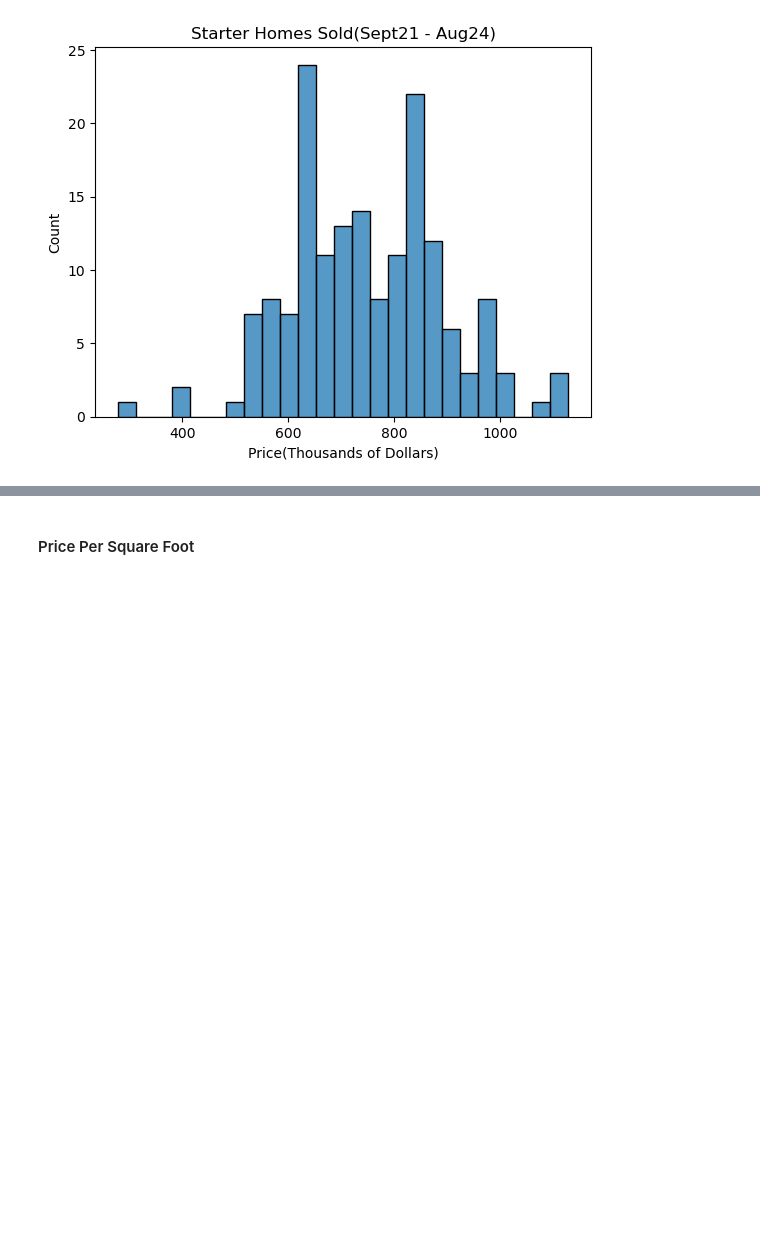
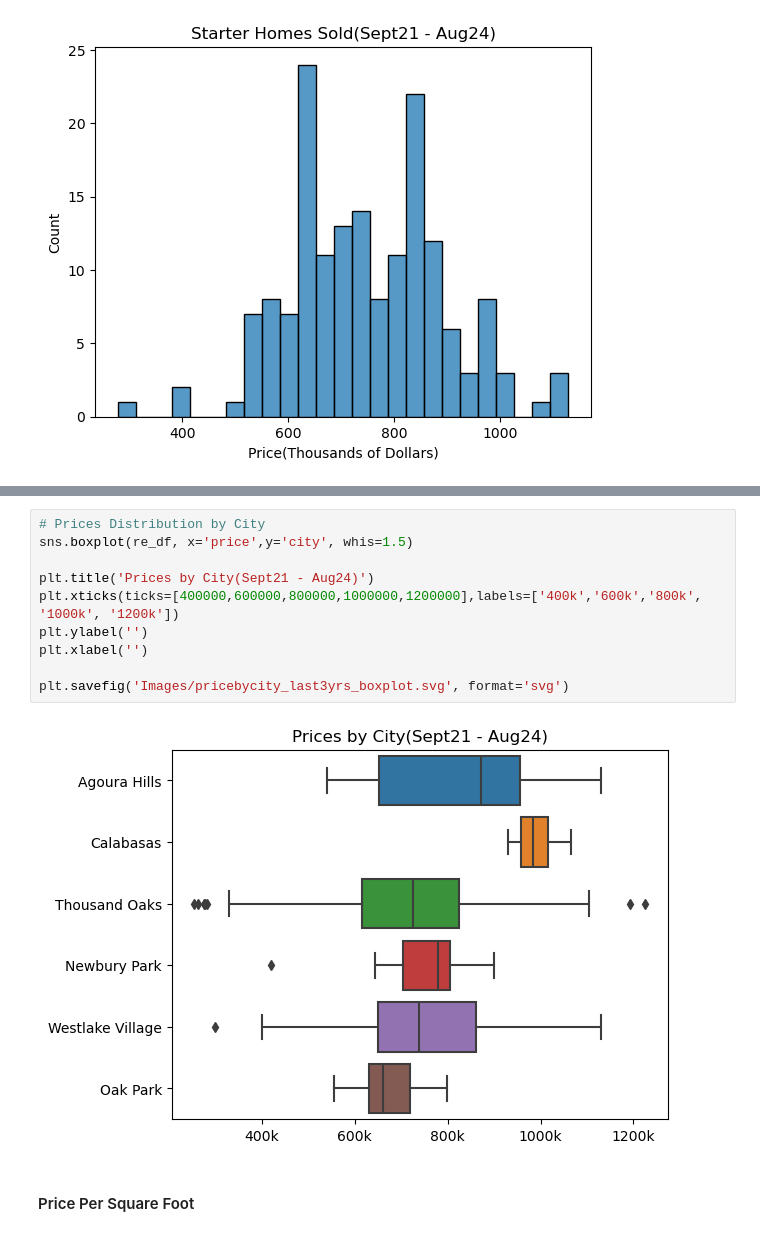
Before and after one commit to StarkArk/Local_Real_Estate_Analysis, a Jupyter notebook: real_estate_eda.ipynb, the cells around one changed output, grey strips where cells are left out. Cells and saved outputs as stored; diff of their text form; blank space fills up the shorter version.

```diff
--- a/real_estate_eda.ipynb
+++ b/real_estate_eda.ipynb
@@ -192,2 +198,14 @@ re_df_recent = re_df[re_df['dateSold']>'2023-08-31']
+# %%
+# Prices Distribution by City
+sns.boxplot(re_df, x='price',y='city', whis=1.5)
+
+plt.title('Prices by City(Sept21 - Aug24)')
+plt.xticks(ticks=[400000,600000,800000,1000000,1200000],labels=['400k','600k','800k', '1000k', '1200k'])
+plt.ylabel('')
+plt.xlabel('')
+
+plt.savefig('Images/pricebycity_last3yrs_boxplot.svg', format='svg')
+# %% [output]
+[figure, added]
 # %% [markdown]
 #### Price Per Square Foot
```
Also changed, not shown: parts of 3 cells of this notebook, 2 other files.
